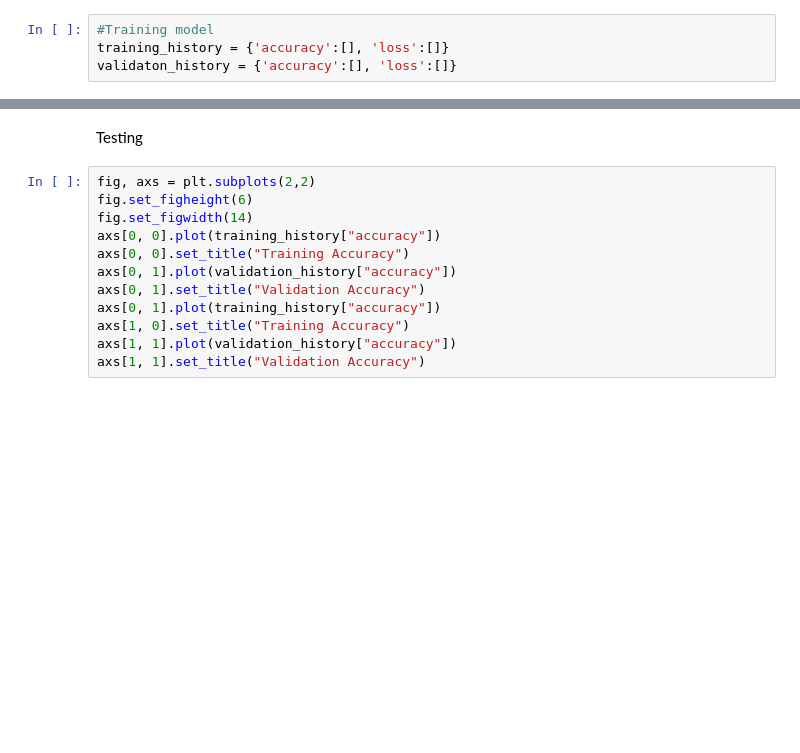
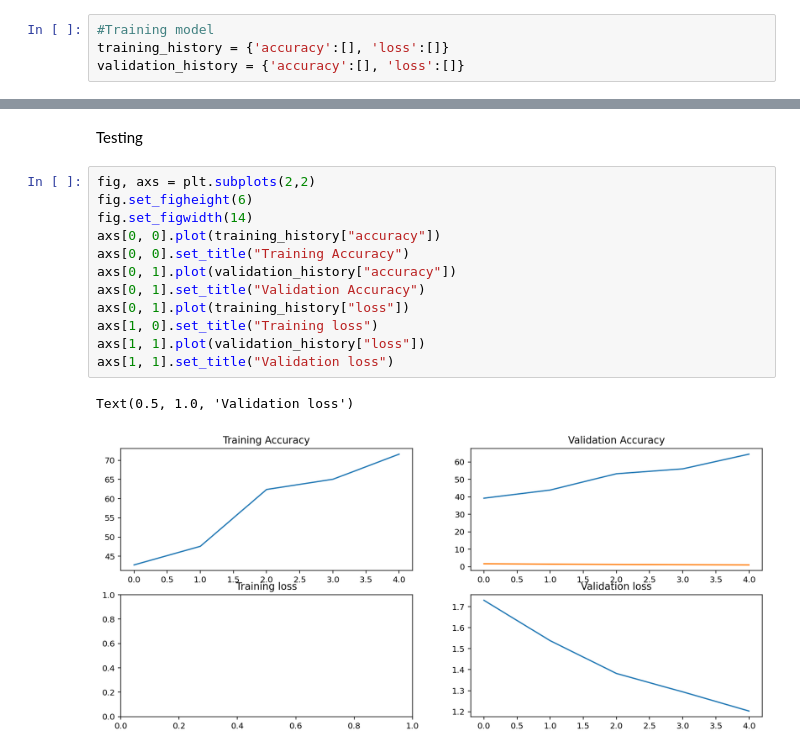
Before and after one commit to Nutsudapenpong/AIprototype2022, a Jupyter notebook: Densenet_parasite.ipynb, the cells around one changed output, grey strips where cells are left out. Drawn from its saved outputs; the diff is of its cells as text; blank space fills up the shorter version.

```diff
--- a/Densenet_parasite.ipynb
+++ b/Densenet_parasite.ipynb
@@ -156,7 +152,7 @@ optimizer = optim.Adam(model.classifier.parameters()) #Feed parameters to the mo
 # %%
 #Training model
 training_history = {'accuracy':[], 'loss':[]}
-validaton_history = {'accuracy':[], 'loss':[]}
+validation_history = {'accuracy':[], 'loss':[]}
 # %%
 #Now we will use PyTorch Ignite's feaures
 trainer = create_supervised_trainer(model, optimizer, criterion, device=device)
@@ -204,15 +220,18 @@ Testing
 # %%
 fig, axs = plt.subplots(2,2)
 fig.set_figheight(6)
 fig.set_figwidth(14)
 axs[0, 0].plot(training_history["accuracy"])
 axs[0, 0].set_title("Training Accuracy")
 axs[0, 1].plot(validation_history["accuracy"])
 axs[0, 1].set_title("Validation Accuracy")
-axs[0, 1].plot(training_history["accuracy"])
-axs[1, 0].set_title("Training Accuracy")
-axs[1, 1].plot(validation_history["accuracy"])
-axs[1, 1].set_title("Validation Accuracy")
+axs[0, 1].plot(training_history["loss"])
+axs[1, 0].set_title("Training loss")
+axs[1, 1].plot(validation_history["loss"])
+axs[1, 1].set_title("Validation loss")
+# %% [output]
+Text(0.5, 1.0, 'Validation loss')
+[figure, added]
 # %%
 test_loss = 0.0
 class_correct = np.zeros((len(classes)))
```
Also changed, not shown: parts of 9 cells of this notebook.
